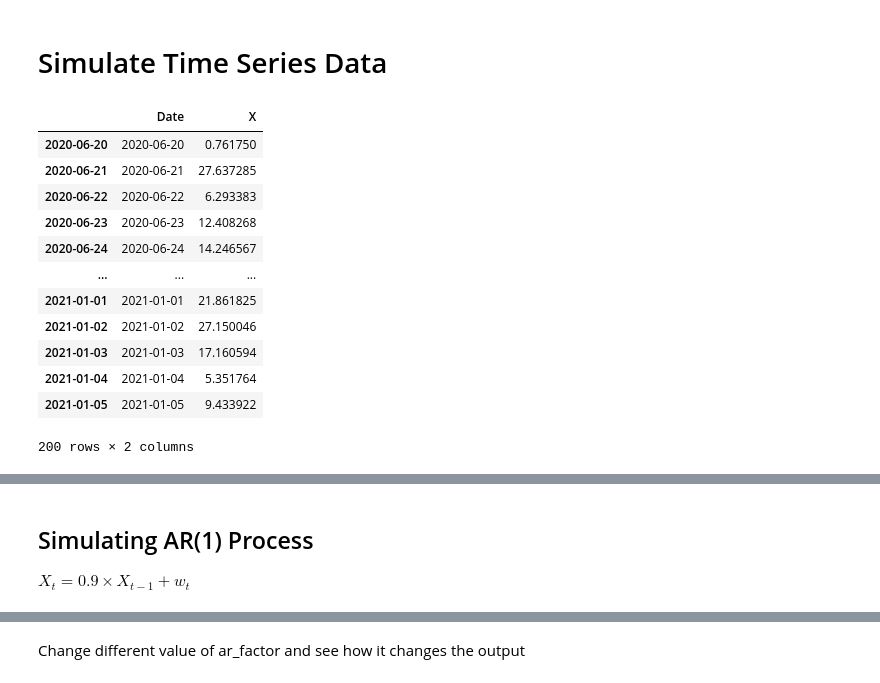
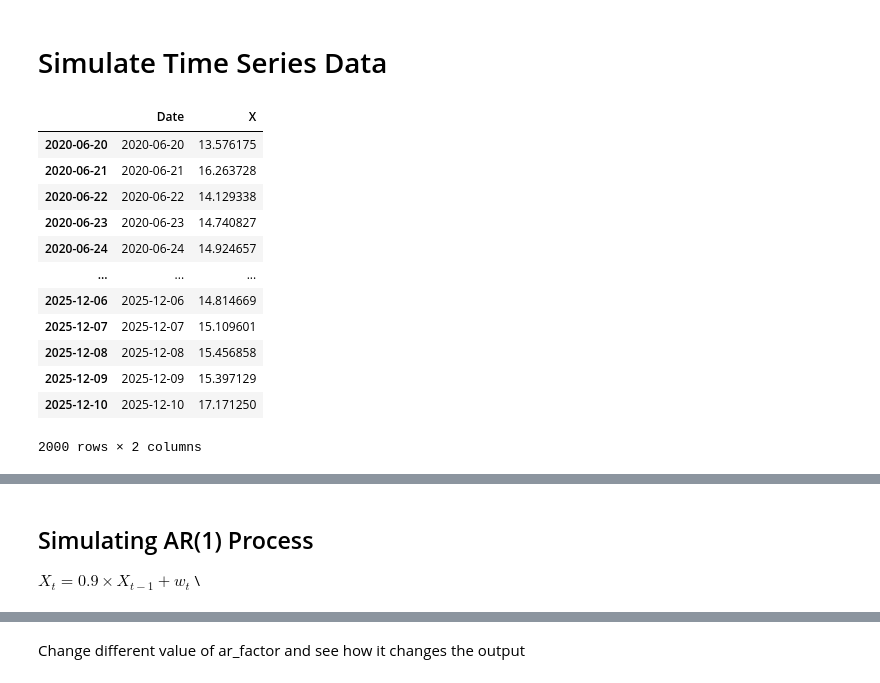
Before and after one commit to jessiejxyu2/ist526-1, a Jupyter notebook: time_series_analysis.ipynb, the cells around one changed output, grey strips where cells are left out. Cells and saved outputs as stored; diff of their text form; code cells hidden in the pictures.

```diff
--- a/time_series_analysis.ipynb
+++ b/time_series_analysis.ipynb
@@ -968,51 +968,51 @@ from numpy.random import default_rng
 rng = default_rng(12345)
 # print(rng)
 
 # vals = rng.standard_normal(10)
 mean = 0,
-std = 10
-n_points = 200
+std = 1
+n_points = 2000
 drift_factor = 15
 
 # simulate dummy data
 X_t = rng.normal(mean, std, n_points) + drift_factor
 dates = pd.date_range(start='2020-06-20', periods=n_points, freq='D')
 
 df_simulated = pd.DataFrame(
   {'Date': dates,
    'X': X_t
   },
   index = dates
 )
 
 display(df_simulated)
 
 # visualiza simulated data
 fig = px.line(data_frame = df_simulated, y = 'X', markers=True)
 
 # Add rangeslider
 fig.update_xaxes(
   rangeslider_visible = True
 )
 fig.show()
 # %% [output]
 |  | Date | X |
-| 2020-06-20 | 2020-06-20 | 0.761750 |
-| 2020-06-21 | 2020-06-21 | 27.637285 |
-| 2020-06-22 | 2020-06-22 | 6.293383 |
-| 2020-06-23 | 2020-06-23 | 12.408268 |
-| 2020-06-24 | 2020-06-24 | 14.246567 |
+| 2020-06-20 | 2020-06-20 | 13.576175 |
+| 2020-06-21 | 2020-06-21 | 16.263728 |
+| 2020-06-22 | 2020-06-22 | 14.129338 |
+| 2020-06-23 | 2020-06-23 | 14.740827 |
+| 2020-06-24 | 2020-06-24 | 14.924657 |
 | ... | ... | ... |
-| 2021-01-01 | 2021-01-01 | 21.861825 |
-| 2021-01-02 | 2021-01-02 | 27.150046 |
-| 2021-01-03 | 2021-01-03 | 17.160594 |
-| 2021-01-04 | 2021-01-04 | 5.351764 |
-| 2021-01-05 | 2021-01-05 | 9.433922 |
+| 2025-12-06 | 2025-12-06 | 14.814669 |
+| 2025-12-07 | 2025-12-07 | 15.109601 |
+| 2025-12-08 | 2025-12-08 | 15.456858 |
+| 2025-12-09 | 2025-12-09 | 15.397129 |
+| 2025-12-10 | 2025-12-10 | 17.171250 |
-200 rows × 2 columns
+2000 rows × 2 columns
 [interactive output not drawn]
 # %% [markdown]
 ## Simulating AR(1) Process
-$X_t = 0.9 \times X_{t-1} + w_t$
+$X_t = 0.9 \times X_{t-1} + w_t$ \\
 # %%
 from numpy.random import default_rng
 rng = default_rng(12345)
```
Also changed, not shown: parts of 16 cells of this notebook.
